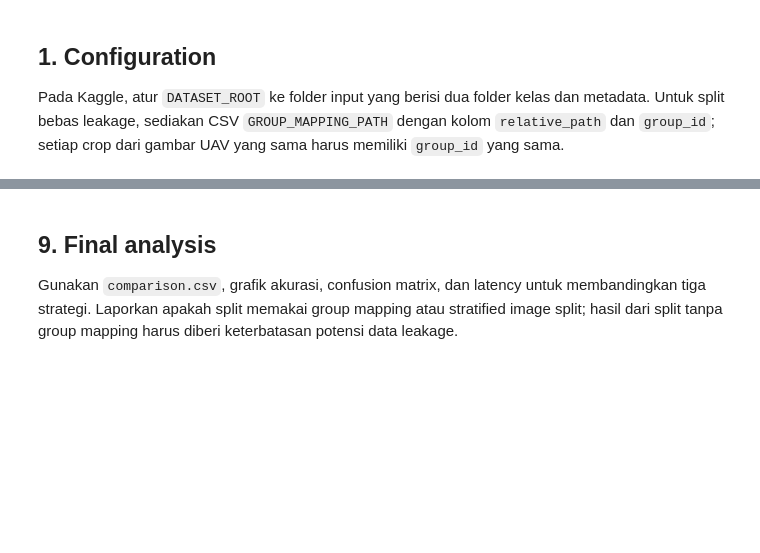
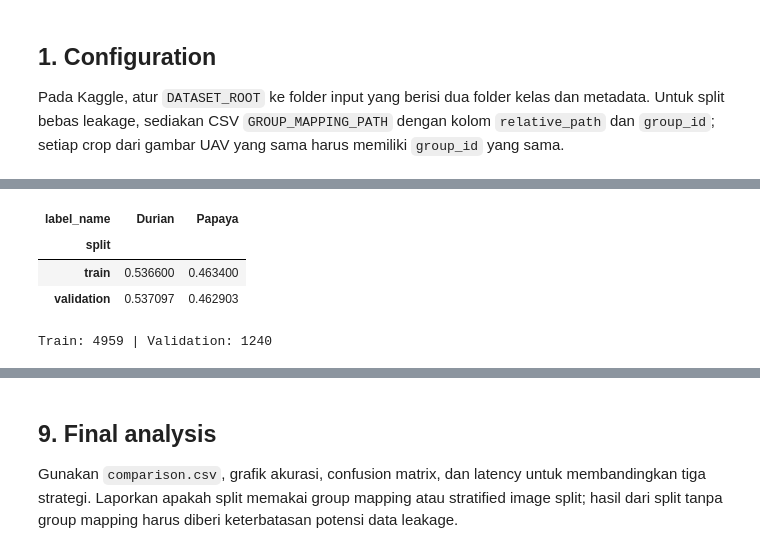
Before and after one commit to SangPlanetDestroyer/P2_vision_deep-learning, a Jupyter notebook: notebook.ipynb, the cells around one changed output, grey strips where cells are left out. Cells and saved outputs as stored; diff of their text form; code cells hidden in the pictures; blank space fills up the shorter version.

```diff
--- a/notebook.ipynb
+++ b/notebook.ipynb
@@ -122,6 +143,14 @@ def make_split(frame):
 train_idx, val_idx = make_split(df)
 assert not set(train_idx).intersection(val_idx)
 train_df, val_df = df.iloc[train_idx].reset_index(drop=True), df.iloc[val_idx].reset_index(drop=True)
-split_summary = pd.concat([train_df.assign(split='train'), val_df.assign(split='validation')])
-display(pd.crosstab(split_summary['split'], split_summary['label_name'], normalize='index'))
+split_summary = pd.concat(
+    [train_df.assign(split='train'), val_df.assign(split='validation')],
+    ignore_index=True,
+)
+display(pd.crosstab(
+    split_summary['split'],
+    split_summary['label_name'],
+    normalize='index',
+))
 print(f'Train: {len(train_df)} | Validation: {len(val_df)}')
+# %% [output]
@@ -128,3 +159,8 @@ print(f'Train: {len(train_df)} | Validation: {len(val_df)}')
+| label_name | Durian | Papaya |
+| split |  |  |
+| train | 0.536600 | 0.463400 |
+| validation | 0.537097 | 0.462903 |
+Train: 4959 | Validation: 1240
 # %%
 ## 4. Augmentation, preprocessing, and dataloaders
 train_transform = transforms.Compose([
```
Also changed, not shown: parts of 9 cells of this notebook, 6 other files.
